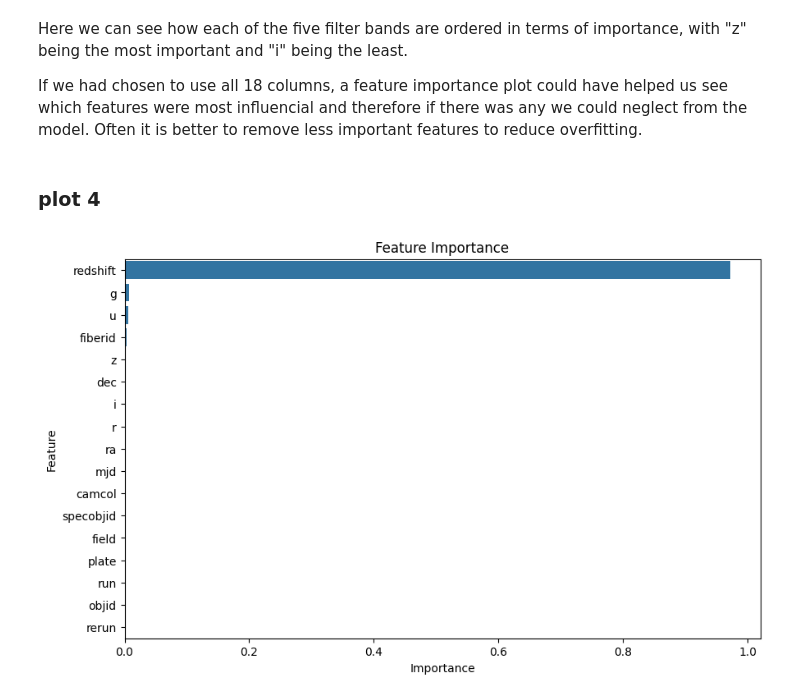
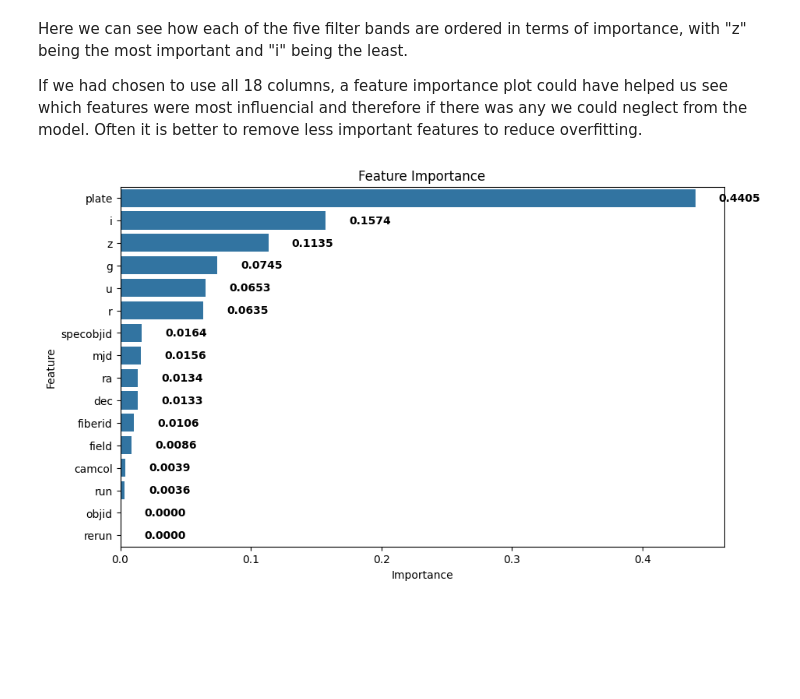
Before and after one commit to Ryan-Ursell/SDSS-DR14-Classification, a Jupyter notebook: py/Q1_folder/Q1.ipynb, the cells around one changed output. Saved outputs shown, nothing was run; the diff lists cells and outputs as text; code cells hidden in the pictures; blank space fills up the shorter version.

```diff
--- a/py/Q1_folder/Q1.ipynb
+++ b/py/Q1_folder/Q1.ipynb
@@ -254,37 +254,39 @@ plt.show()
 Here we can see how each of the five filter bands are ordered in terms of importance, with "z" being the most important and "i" being the least.
 
 If we had chosen to use all 18 columns, a feature importance plot could have helped us see which features were most influencial and therefore if there was any we could neglect from the model. Often it is better to remove less important features to reduce overfitting.
-# %% [markdown]
-### plot 4
 # %%
+# TESTING for feature importance with all 18 columns
+
 import pandas as pd
 import matplotlib.pyplot as plt
 import seaborn as sns
 from sklearn.tree import DecisionTreeClassifier
 
 # Load the dataset
 path = '/Users/ryanu/Documents/Uni/ACT/SDSS-DR14-Classification/SDSS Data.csv'
 data = pd.read_csv(path)
 
 # Separate the features and the target variable
-X = data.drop(['class'], axis=1)
+X = data.drop(['class', 'redshift'], axis=1)
 
 y = data['class']
 
 # Train the Decision Tree classifier
 test = DecisionTreeClassifier(random_state=42)
 test.fit(X, y)
 
 # Calculate feature importance
 feature_importance = pd.Series(test.feature_importances_, index=X.columns)
 feature_importance = feature_importance.sort_values(ascending=False)
 
 # Plot feature importance
 plt.figure(figsize=(10, 6))
 sns.barplot(x=feature_importance, y=feature_importance.index)
+for index, value in enumerate(feature_importance):
+    plt.text(value+0.05, index, f'{value:.4f}', va='center', ha='right', fontsize=10, color='black', fontweight='bold')
 plt.title('Feature Importance')
 plt.xlabel('Importance')
 plt.ylabel('Feature')
 plt.show()
 # %% [output]
-[figure, old version]
+[figure, new version]
```
Also changed, not shown: parts of 3 cells of this notebook.
